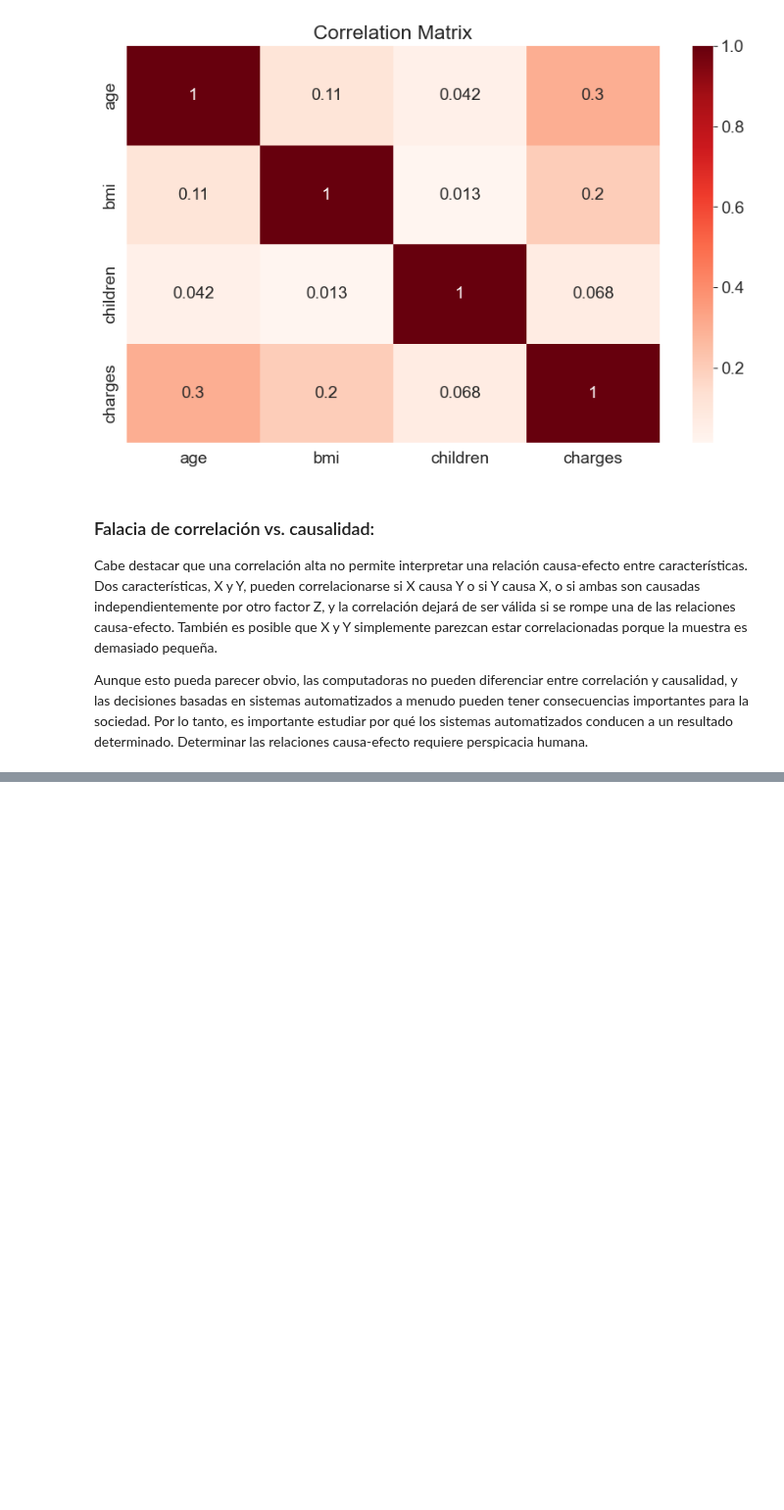
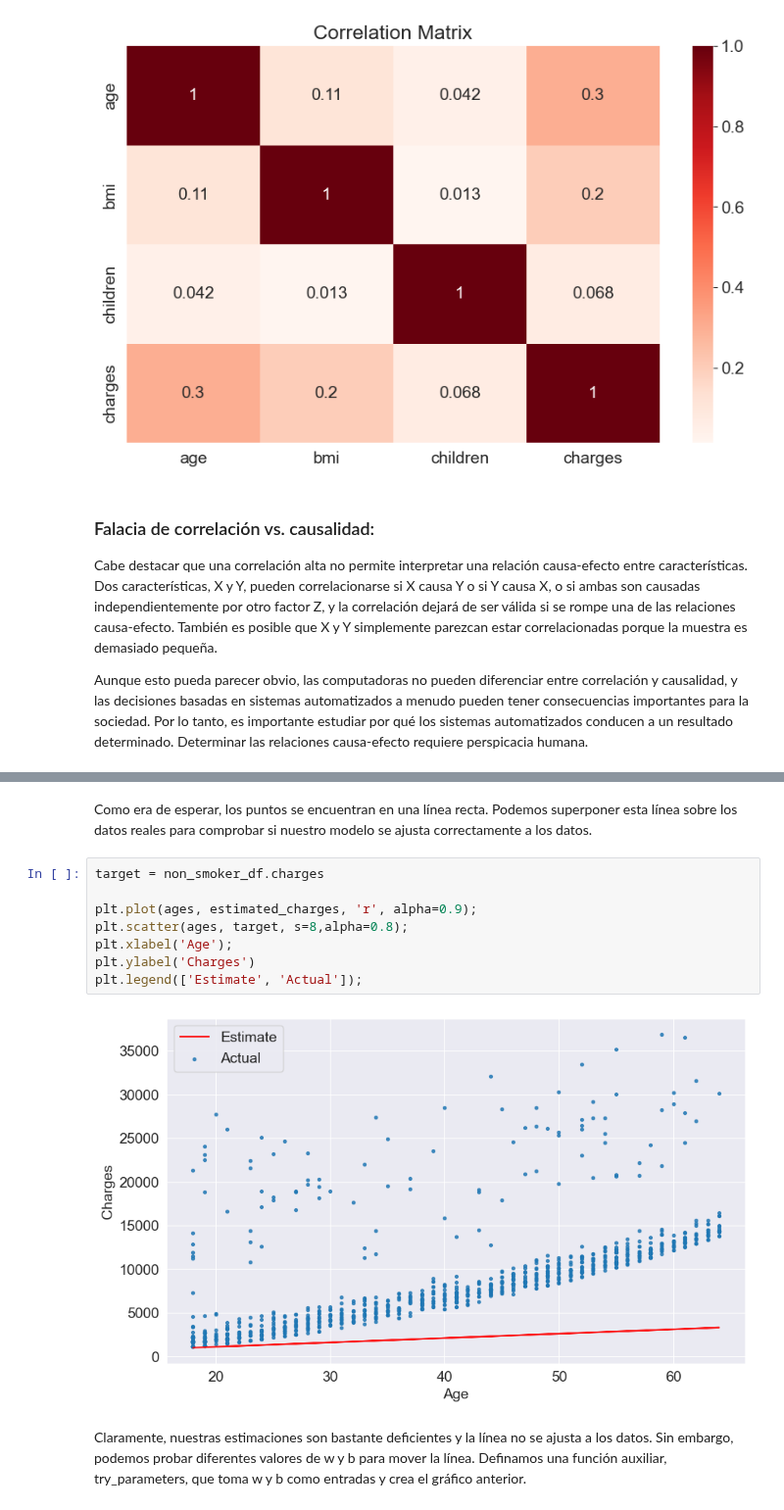
Before and after one commit to partnerds/machine-learning-and-scikit-learn-with-python, a Jupyter notebook: linear-regresion-scikit-learn-python.ipynb, the cells around one changed output, grey strips where cells are left out. Shown at 98% size. Drawn from its saved outputs; the diff is of its cells as text; blank space fills up the shorter version.

```diff
--- a/linear-regresion-scikit-learn-python.ipynb
+++ b/linear-regresion-scikit-learn-python.ipynb
@@ -393,0 +433,14 @@ Aunque esto pueda parecer obvio, las computadoras no pueden diferenciar entre co
+# %% [markdown]
+Como era de esperar, los puntos se encuentran en una línea recta. Podemos superponer esta línea sobre los datos reales para comprobar si nuestro modelo se ajusta correctamente a los datos.
+# %%
+target = non_smoker_df.charges
+
+plt.plot(ages, estimated_charges, 'r', alpha=0.9);
+plt.scatter(ages, target, s=8,alpha=0.8);
+plt.xlabel('Age');
+plt.ylabel('Charges')
+plt.legend(['Estimate', 'Actual']);
+# %% [output]
+[figure, added]
+# %% [markdown]
+Claramente, nuestras estimaciones son bastante deficientes y la línea no se ajusta a los datos. Sin embargo, podemos probar diferentes valores de    w y    b para mover la línea. Definamos una función auxiliar, try_parameters, que toma w y b como entradas y crea el gráfico anterior.
```
Also changed, not shown: parts of 39 cells of this notebook, 1 other file.
